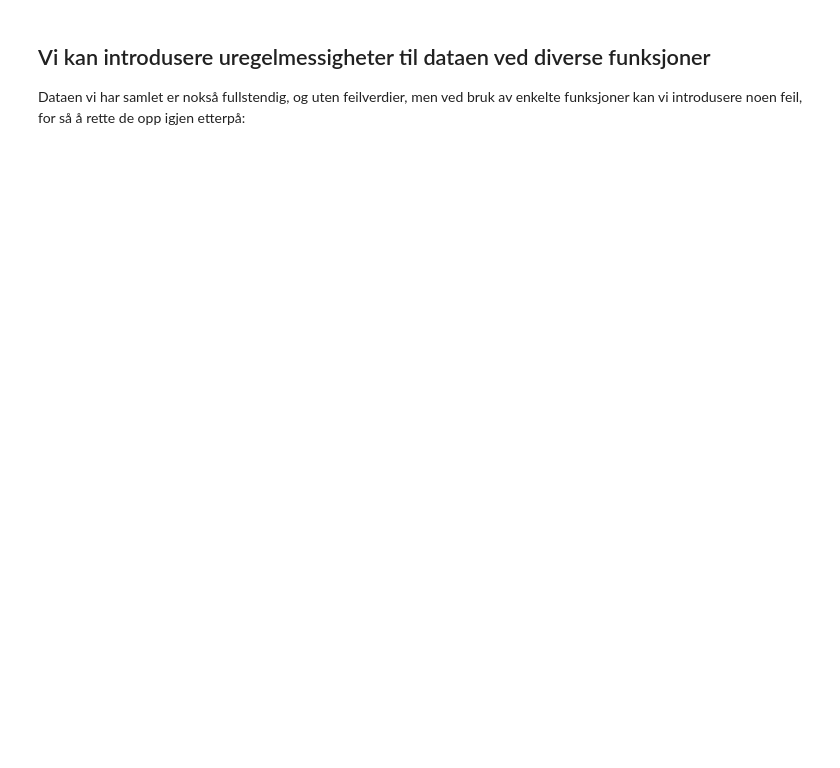
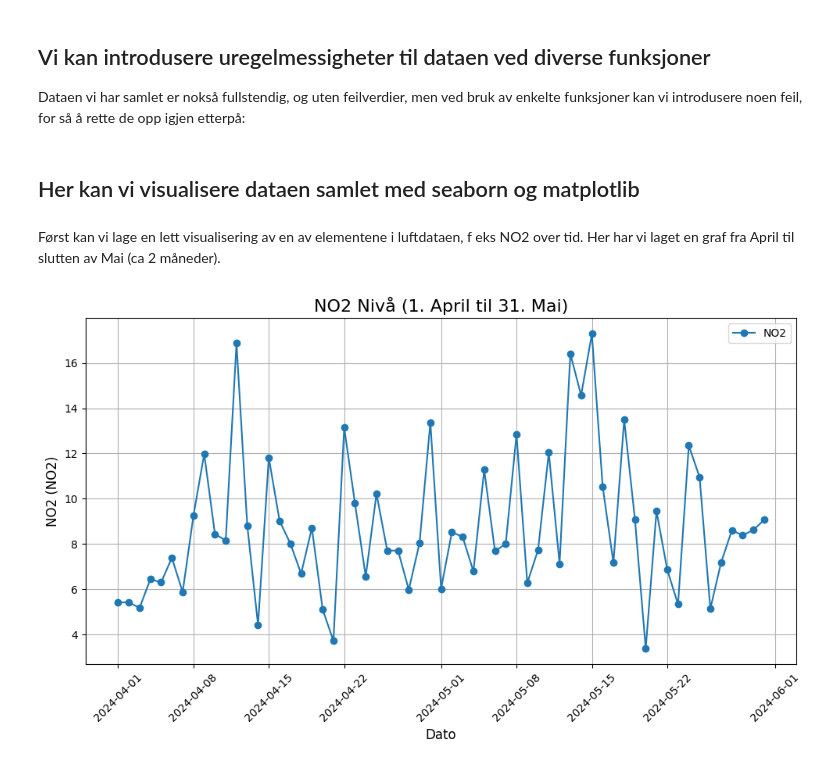
Before and after one commit to andre-hegre/Miljoeanalyse, a Jupyter notebook: proj_environment-main/notebooks/Hegre_branch.ipynb, the cells around one changed output. Drawn from its saved outputs; the diff is of its cells as text; code cells hidden in the pictures; blank space fills up the shorter version.

```diff
--- a/proj_environment-main/notebooks/Hegre_branch.ipynb
+++ b/proj_environment-main/notebooks/Hegre_branch.ipynb
@@ -30,3 +30,38 @@ final_error_file=introduser_non_boolean(uteligger)
 
 
 final_error_file.to_json('../data/df2_errors.json',indent=4)
+# %% [markdown]
+## Her kan vi visualisere dataen samlet med seaborn og matplotlib
+# %% [markdown]
+Først kan vi lage en lett visualisering av en av elementene i luftdataen, f eks NO2 over tid. Her har vi laget en graf fra April til slutten av Mai (ca 2 måneder).
+# %%
+import matplotlib.pyplot as plt
+import pandas as pd
+
+Luftdata = pd.read_json('../data/df1_data.json')
+
+# bruker pivot_df filtrerer for dato område
+Luftdata["date"] = pd.to_datetime(Luftdata["date"])
+filtered_df = Luftdata[(Luftdata["date"] >= "2024-04-01") & (Luftdata["date"] <= "2024-05-31")]
+
+
+# Velger variabel
+variable = "NO2"
+
+# Plotter
+plt.figure(figsize=(10, 6))
+plt.plot(filtered_df["date"], filtered_df[variable], marker="o", label=variable)
+
+# Pynter og justerer grafen
+plt.title(f"{variable} Nivå (1. April til 31. Mai)", fontsize=16)
+plt.xlabel("Dato", fontsize=12)
+plt.ylabel(f"{variable} ({Luftdata[variable].name})", fontsize=12)
+plt.xticks(rotation=45)
+plt.grid(True)
+plt.legend()
+
+
+plt.tight_layout()
+plt.show()
+# %% [output]
+[figure, added]
```
Also changed, not shown: parts of 3 cells of this notebook, 3 other files.
